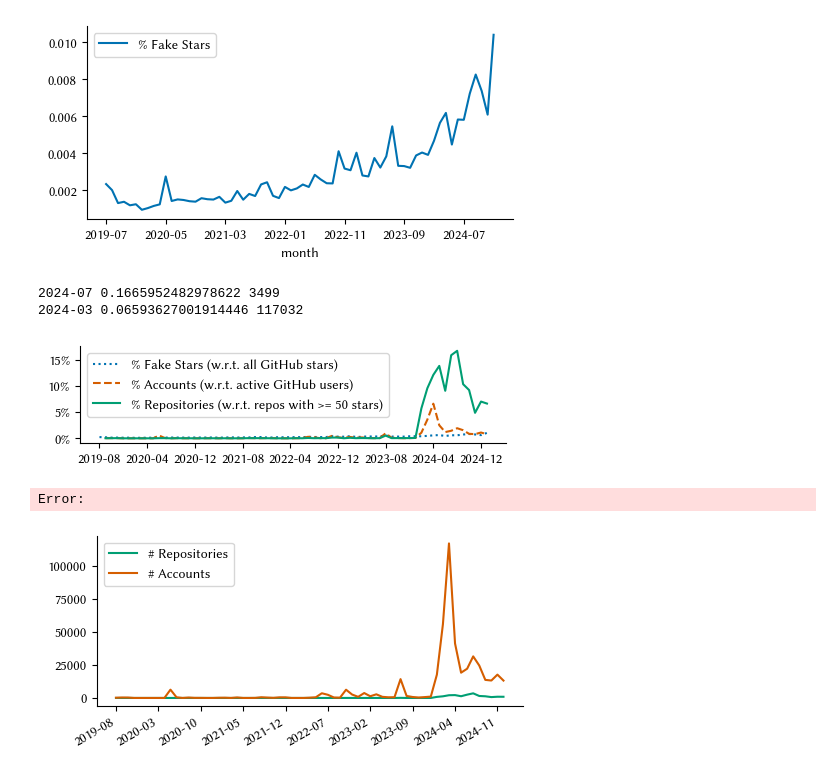
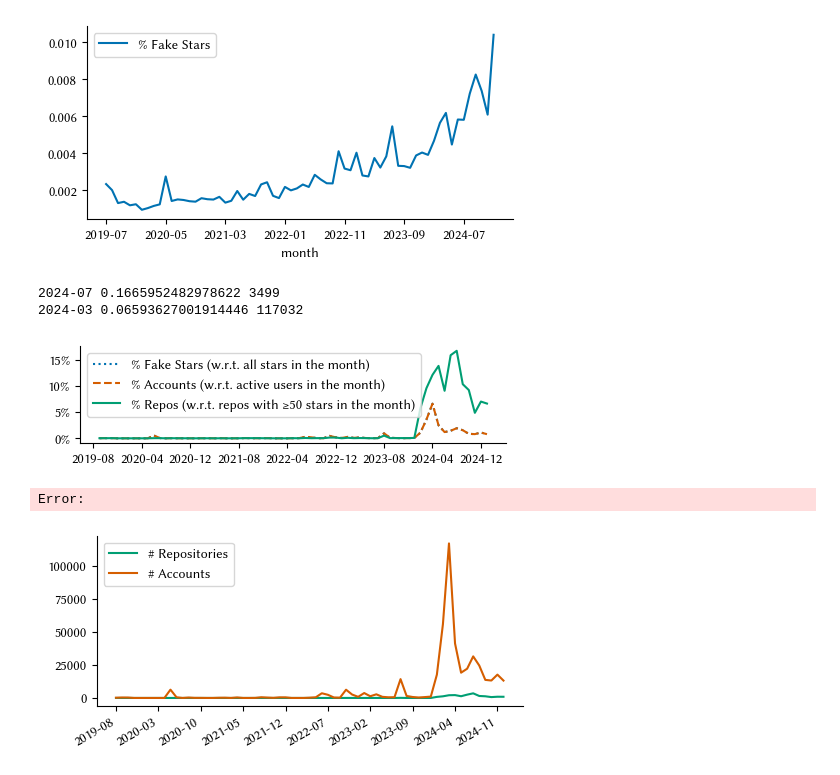
Before and after one commit to hehao98/StarScout, a Jupyter notebook: rq1-prevalence.ipynb, the cells around one changed output. Drawn from its saved outputs; the diff is of its cells as text; code cells hidden in the pictures.

```diff
--- a/rq1-prevalence.ipynb
+++ b/rq1-prevalence.ipynb
@@ -131,37 +131,37 @@ all_spiky_repos = all_spiky_repos.groupby("month").count()
 fig, ax = plt.subplots(1, 1, figsize=(W, H/2))
 percentage.plot(kind="line", ax=ax, color="C0", linestyle=":")
 (ts_fake_users["all"] / ts_users).plot(kind="line", ax=ax, color="C2", linestyle="--")
 (ts_repos / all_spiky_repos).repo.plot(kind="line", ax=ax, color="C1", linestyle="-")
 ax.legend(
     labels=[
-        "% Fake Stars (w.r.t. all GitHub stars)",
-        "% Accounts (w.r.t. active GitHub users)",
-        "% Repositories (w.r.t. repos with >= 50 stars)",
+        "% Fake Stars (w.r.t. all stars in the month)",
+        "% Accounts (w.r.t. active users in the month)",
+        "% Repos (w.r.t. repos with ≥50 stars in the month)",
     ]
 )
 ax.set_xticks(range(0, len(ts_repos), 8))
 ax.set_xticklabels(ts_repos.index[::8])
 ax.set_yticks([0, 0.05, 0.1, 0.15])
 ax.set_yticklabels(["0%", "5%", "10%", "15%"])
 ax.set_xlabel("")
 plot.remove_spines(ax)
 # fig.autofmt_xdate()
 fig.savefig("plots/ts_percentage.pdf", bbox_inches="tight")
 
 print(
     (ts_repos / all_spiky_repos).repo.idxmax(),
     (ts_repos / all_spiky_repos).repo.max(),
     ts_repos.repo.max(),
 )
 print(
     (ts_fake_users["all"] / ts_users).idxmax(),
     (ts_fake_users["all"] / ts_users).max(),
     ts_fake_users["all"].max(),
 )
 # %% [output]
 2024-07 0.1665952482978622 3499
 2024-03 0.06593627001914446 117032
-[figure, old version]
+[figure, new version]
 Error:
 # %%
 fig, ax = plt.subplots(1, 1, figsize=(W, H))
```
Also changed, not shown: 4 other files.
